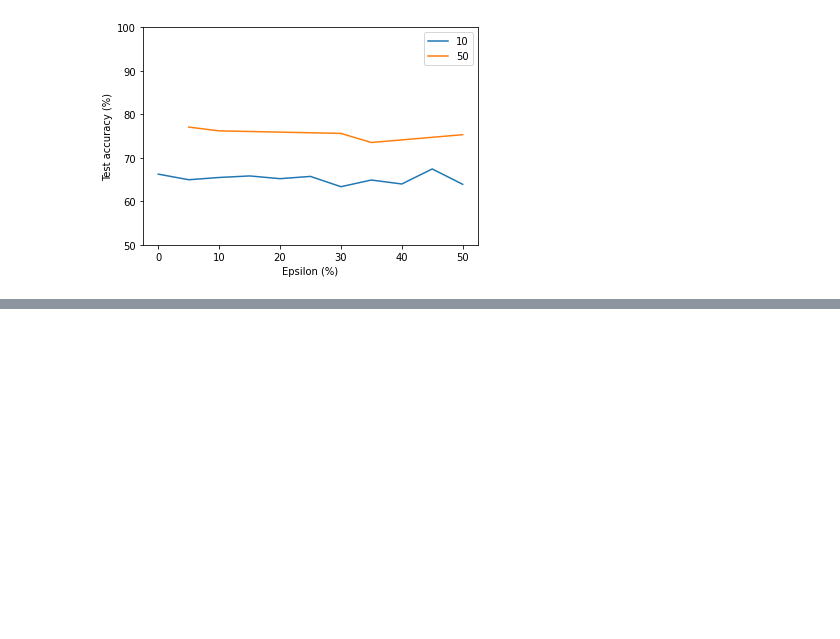
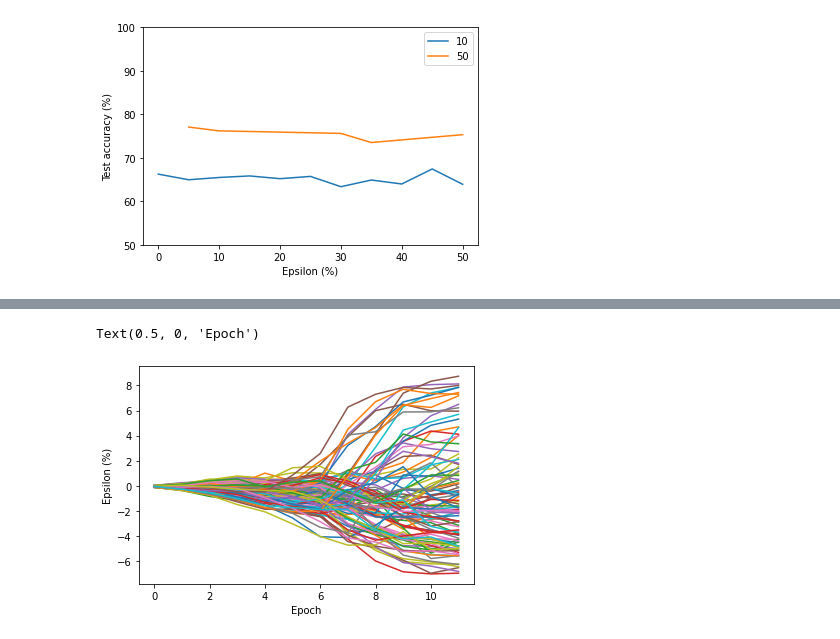
Before and after one commit to llandsmeer/spatial_snns, a Jupyter notebook: Plot.ipynb, the cells around one changed output, grey strips where cells are left out. Cells and saved outputs as stored; diff of their text form; code cells hidden in the pictures; blank space fills up the shorter version.

```diff
--- a/Plot.ipynb
+++ b/Plot.ipynb
@@ -154,0 +157,9 @@ sorted(x for x in glob.glob(
+# %%
+import numpy as np
+for i in range(100):
+    plt.plot(100 * 0.1 * np.tanh(trace['ierr'][:,i]))
+plt.ylabel('Epsilon (%)')
+plt.xlabel('Epoch')
+# %% [output]
+Text(0.5, 0, 'Epoch')
+[figure, added]
```
Also changed, not shown: parts of 14 cells of this notebook, 2 other files.
